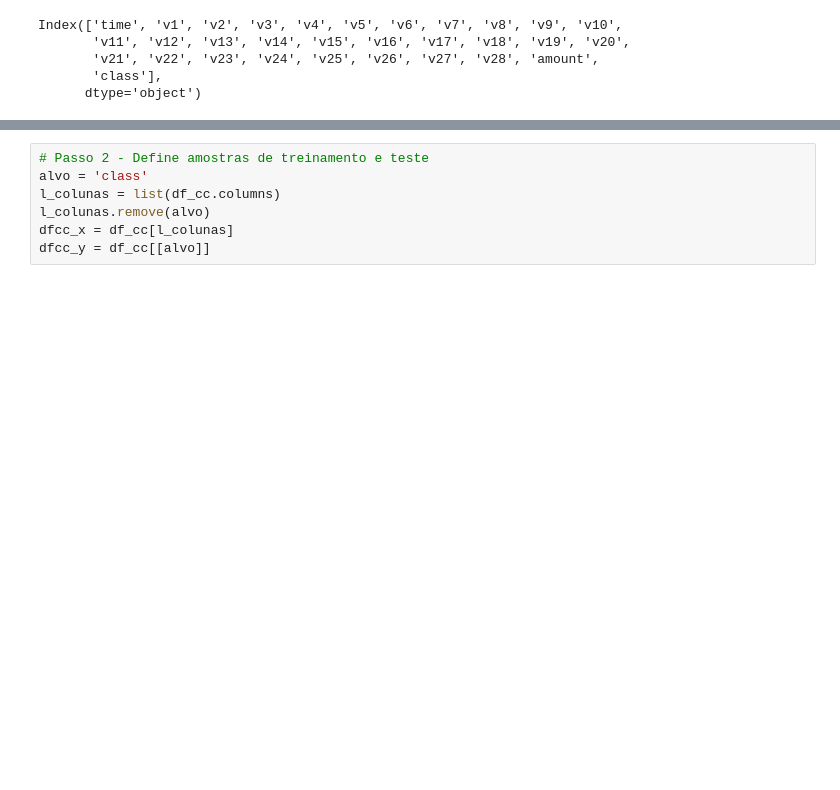
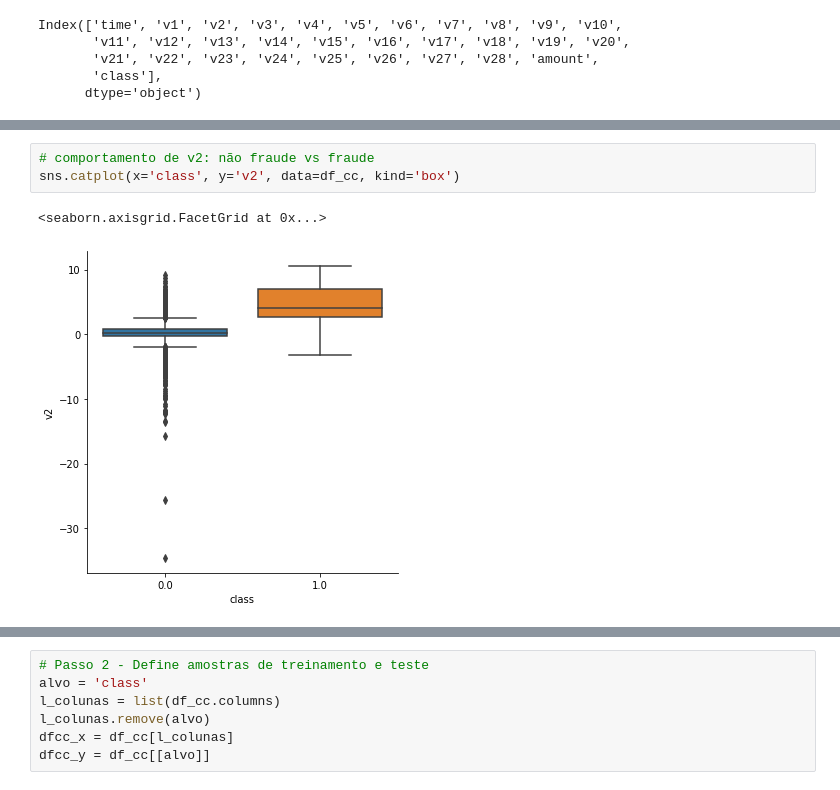
Before and after one commit to sfinotti/DSWP, a Jupyter notebook: Notebooks/NB15_00__Machine_Learning___DSWP_my.ipynb, the cells around one changed output, grey strips where cells are left out. Saved outputs shown, nothing was run; the diff lists cells and outputs as text; blank space fills up the shorter version.

```diff
--- a/Notebooks/NB15_00__Machine_Learning___DSWP_my.ipynb
+++ b/Notebooks/NB15_00__Machine_Learning___DSWP_my.ipynb
@@ -1841,0 +1876,6 @@ Index(['time', 'v1', 'v2', 'v3', 'v4', 'v5', 'v6', 'v7', 'v8', 'v9', 'v10',
+# %%
+# comportamento de v2: não fraude vs fraude
+sns.catplot(x='class', y='v2', data=df_cc, kind='box')
+# %% [output]
+<seaborn.axisgrid.FacetGrid at 0x...>
+[figure, added]
```
Also changed, not shown: parts of 20 cells of this notebook.
